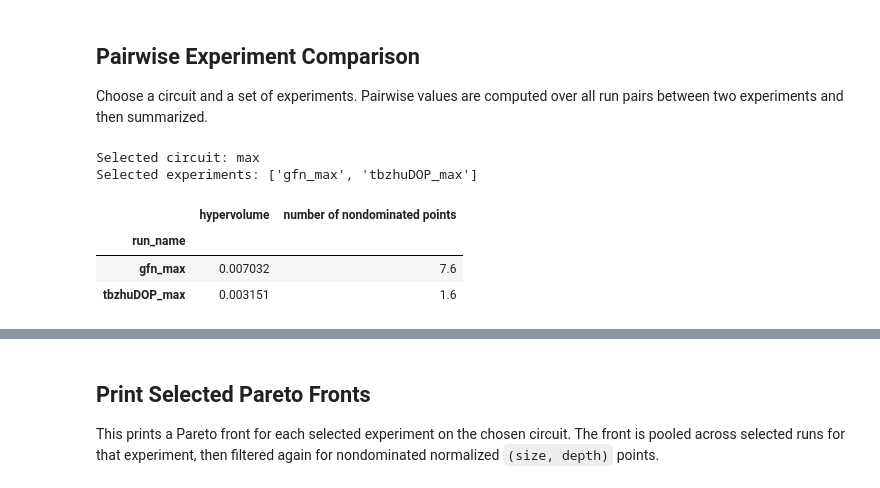
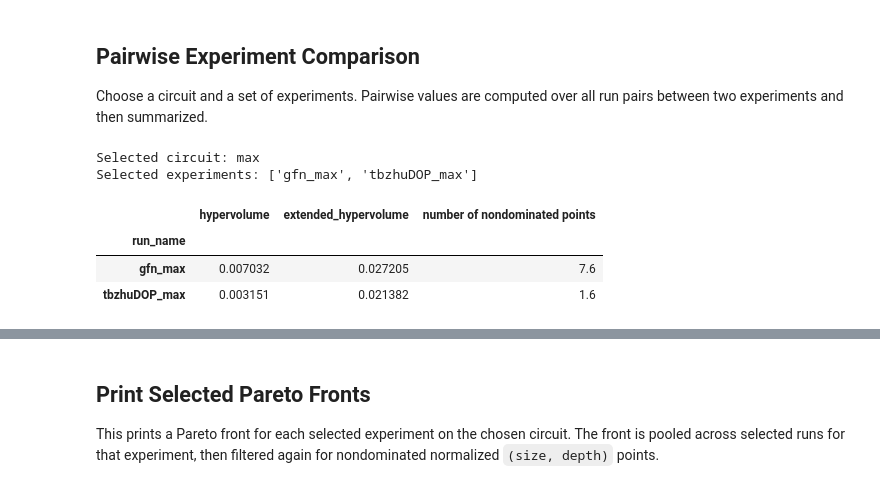
Before and after one commit to CHern0g0r/GFlowCircuit, a Jupyter notebook: ntb/show_report.ipynb, the cells around one changed output, grey strips where cells are left out. Saved outputs shown, nothing was run; the diff lists cells and outputs as text; code cells hidden in the pictures.

```diff
--- a/ntb/show_report.ipynb
+++ b/ntb/show_report.ipynb
@@ -55,4 +56,12 @@ The notebook minimizes normalized `(size, depth)`, where the original circuit is
 # %%
+HYPERVOLUME_REFERENCE = (1.0, 1.0)
+EXTENDED_HYPERVOLUME_REFERENCE = (1.05, 1.05)
+EXTENDED_HYPERVOLUME_ORIGINAL_BASELINE = (
+    (EXTENDED_HYPERVOLUME_REFERENCE[0] - 1.0)
+    * (EXTENDED_HYPERVOLUME_REFERENCE[1] - 1.0)
+)
+
+
 def weakly_dominates_min(a, b):
     """Return True when point a weakly dominates point b in minimization space."""
     return a[0] <= b[0] and a[1] <= b[1]
@@ -72,8 +81,8 @@ def pareto_front_min(points):
     ]
 
 
-def hypervolume_min_2d(points, reference=(1.0, 1.0)):
-    """2D minimization hypervolume relative to the original circuit point."""
+def hypervolume_min_2d(points, reference=HYPERVOLUME_REFERENCE):
+    """2D minimization hypervolume relative to the supplied reference point."""
     front = pareto_front_min(points)
     clipped = sorted(
         {
@@ -202,7 +211,10 @@ for (run_name, run_id, circuit), group in points_df.groupby(["run_name", "run_id
             "run_name": run_name,
             "run_id": int(run_id),
             "circuit": circuit,
-            "hypervolume": hypervolume_min_2d(front),
+            "hypervolume": hypervolume_min_2d(front, HYPERVOLUME_REFERENCE),
+            "extended_hypervolume": hypervolume_min_2d(
+                front, EXTENDED_HYPERVOLUME_REFERENCE
+            ),
             "number of nondominated points": len(front),
         }
     )
@@ -353,26 +643,26 @@ Choose a circuit and a set of experiments. Pairwise values are computed over all
 # %%
 # Choose the comparison target.
 selected_circuit = points_df["circuit"].unique()[1]
 # selected_circuit = 'bc0'
 _selected_experiments = points_df.loc[points_df["circuit"] == selected_circuit]
 selected_experiments = sorted(_selected_experiments["run_name"].unique())
 
 
 print("Selected circuit:", selected_circuit)
 print("Selected experiments:", selected_experiments)
 
 circ_sum_df = summary_df.loc[
     summary_df["circuit"] == selected_circuit,
-    ["run_name", "hypervolume", "number of nondominated points"]
+    ["run_name", "hypervolume", "extended_hypervolume", "number of nondominated points"]
 ].groupby("run_name").agg("mean")
 circ_sum_df
 # %% [output]
 Selected circuit: max
 Selected experiments: ['gfn_max', 'tbzhuDOP_max']
-|  | hypervolume | number of nondominated points |
-| run_name |  |  |
-| gfn_max | 0.007032 | 7.6 |
-| tbzhuDOP_max | 0.003151 | 1.6 |
+|  | hypervolume | extended_hypervolume | number of nondominated points |
+| run_name |  |  |  |
+| gfn_max | 0.007032 | 0.027205 | 7.6 |
+| tbzhuDOP_max | 0.003151 | 0.021382 | 1.6 |
 # %%
 def run_fronts_for(run_name, circuit):
     run_rows = summary_df[(summary_df["run_name"] == run_name) & (summary_df["circuit"] == circuit)]
```
Also changed, not shown: parts of 11 cells of this notebook.
